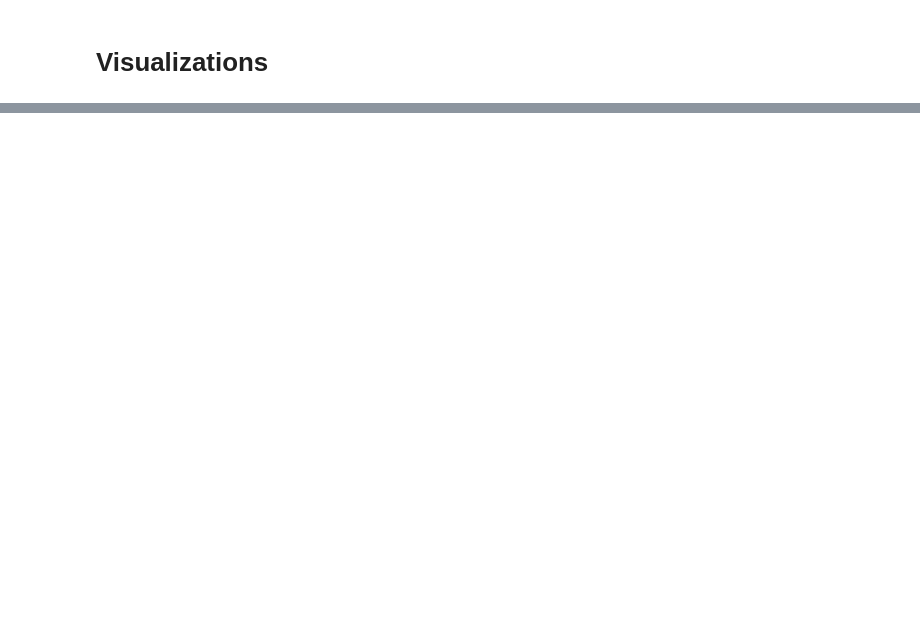
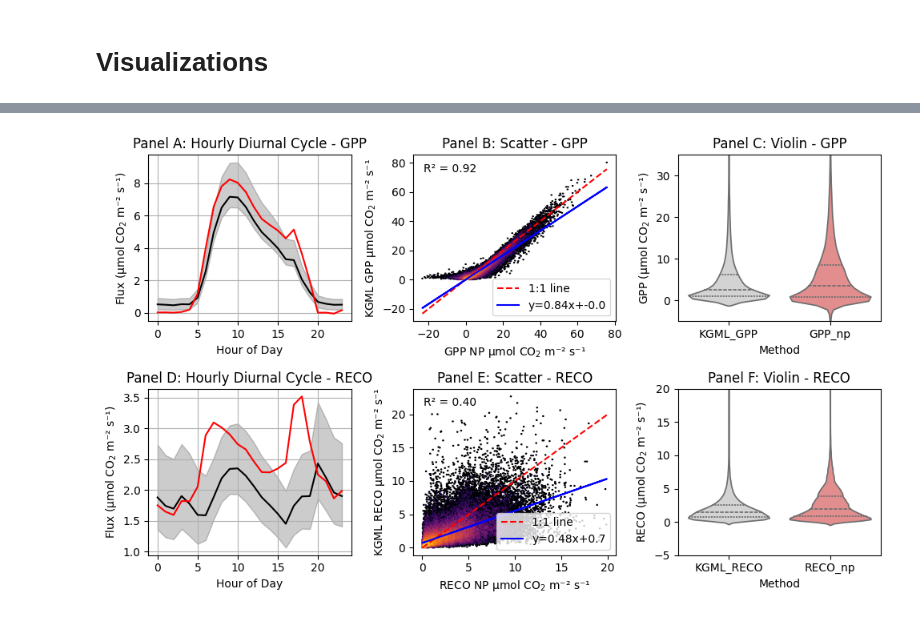
Before and after one commit to sranjbar94/KGML-Carbon-Partitioning, a Jupyter notebook: KGML_GPP_Partitioning.ipynb, the cells around one changed output, grey strips where cells are left out. Drawn from its saved outputs; the diff is of its cells as text; code cells hidden in the pictures; blank space fills up the shorter version.

```diff
--- a/KGML_GPP_Partitioning.ipynb
+++ b/KGML_GPP_Partitioning.ipynb
@@ -595,0 +549,81 @@ plt.show()
+# %%
+import matplotlib.pyplot as plt
+import seaborn as sns
+import numpy as np
+from scipy.stats import linregress
+import pandas as pd
+
+def plot_diurnal_with_std(ax, df, col, color, label):
+    hourly_group = df.groupby('hour')[col]
+    mean = hourly_group.mean()
+    ax.plot(mean.index, mean.values, color=color, label=label)
+    if col == 'GPP' or col=='RECO':
+      hourly_group_lower = df.groupby('hour')[col+'_lower'].mean()
+      hourly_group_upper = df.groupby('hour')[col+'_upper'].mean()
+      ax.fill_between(mean.index, hourly_group_lower, hourly_group_upper, color=color, alpha=0.2)
+    ax.set_xlabel('Hour of Day')
+    ax.set_ylabel('Flux (µmol CO$_2$ m⁻² s⁻¹)')
+    ax.grid(True)
+
+def hexbin_scatter(ax, x, y, xlabel, ylabel):
+    mask = ~np.isnan(x) & ~np.isnan(y)
+    x_clean = x[mask]; y_clean = y[mask]
+    slope, intercept, r_value, _, _ = linregress(x_clean, y_clean)
+    fit_line = slope * x_clean + intercept
+    ax.hexbin(x_clean, y_clean, gridsize=200, cmap='inferno', mincnt=1, bins='log')
+    ax.plot([np.min(x_clean), np.max(x_clean)], [np.min(x_clean), np.max(x_clean)], 'r--', label='1:1 line')
+    ax.plot(x_clean, fit_line, 'b-', label=f'y={slope:.2f}x+{intercept:.1f}')
+    ax.set_xlabel(xlabel+' µmol CO$_2$ m⁻² s⁻¹')
+    ax.set_ylabel(ylabel+' µmol CO$_2$ m⁻² s⁻¹')
+    ax.text(0.05, 0.95,f'R² = {r_value**2:.2f}',transform=ax.transAxes,va='top',bbox=dict(boxstyle="round", facecolor="white", edgecolor="white"))
+    ax.legend(loc='lower right', bbox_to_anchor=(1, 0), frameon=True,  fancybox=True, framealpha=0.8)
+    if xlabel == 'RECO_np_FI':
+      ax.set_ylim([-1, 30])
+      ax.set_xlim([-1, 30])
+
+def violin_plot(ax, df, value_col, methods, title):
+    """Create violin plots for KGML vs NP methods"""
+    plot_df = pd.DataFrame({method: df[method] for method in methods})
+    plot_df = plot_df.melt(var_name='Method', value_name=value_col)
+    sns.violinplot(x='Method', y=value_col, data=plot_df, ax=ax, palette=['#D3D3D3', '#F08080', '#ADD8E6'], inner='quartile')
+    ax.set_title(title)
+    ax.set_ylabel(f'{value_col} (µmol CO$_2$ m⁻² s⁻¹)')
+    if value_col == 'GPP':
+      ax.set_ylim([-5, 35])
+    else:
+      ax.set_ylim([-5, 20])
+
+# ---------------- FIG2: 2x3 layout ----------------
+fig, axs = plt.subplots(2, 3, figsize=(10,6))
+
+# Panel A: Hourly diurnal cycles - GPP
+plot_diurnal_with_std(axs[0,0], df_out_plot, 'GPP', 'black', 'KGML')
+plot_diurnal_with_std(axs[0,0], df_plot, 'GPP_np', 'red', 'NP')
+axs[0,0].set_title('Panel A: Hourly Diurnal Cycle - GPP')
+
+# Panel B: Scatter - GPP
+hexbin_scatter(axs[0,1], df_plot['GPP_np'].values, df_out_plot['GPP'].values, 'GPP NP', 'KGML GPP')
+axs[0,1].set_title('Panel B: Scatter - GPP')
+
+# Panel C: Hourly diurnal cycles - RECO
+plot_diurnal_with_std(axs[1,0], df_out_plot, 'RECO', 'black', 'KGML')
+plot_diurnal_with_std(axs[1,0], df_plot, 'RECO_np', 'red', 'NP')
+axs[1,0].set_title('Panel D: Hourly Diurnal Cycle - RECO')
+
+# Panel D: Scatter - RECO
+hexbin_scatter(axs[1,1], df_plot['RECO_np'].values, df_out_plot['RECO'].values, 'RECO NP', 'KGML RECO')
+axs[1,1].set_title('Panel E: Scatter - RECO')
+
+# Panel E: Violin plot - GPP
+df_plot_new = df_plot[['hour', 'GPP_np', 'RECO_np']]
+df_plot_new['KGML_GPP'] = df_out_plot['GPP']
+df_plot_new['KGML_RECO'] = df_out_plot['RECO']
+violin_plot(axs[0,2], df_plot_new, 'GPP', ['KGML_GPP','GPP_np'], 'Panel C: Violin - GPP')
+
+# Panel F: Violin plot - RECO
+violin_plot(axs[1,2], df_plot_new, 'RECO', ['KGML_RECO','RECO_np'], 'Panel F: Violin - RECO')
+
+plt.tight_layout()
+fig.savefig('Fig2_Manuscript.png', dpi=500)
+plt.show()
+# %% [output]
@@ -596,3 +648,4 @@ plt.show()
+[figure, added]
 # %%
 # ======= SHAP Feature Importance for KGML =======
 import shap
```
Also changed, not shown: parts of 11 cells of this notebook.
